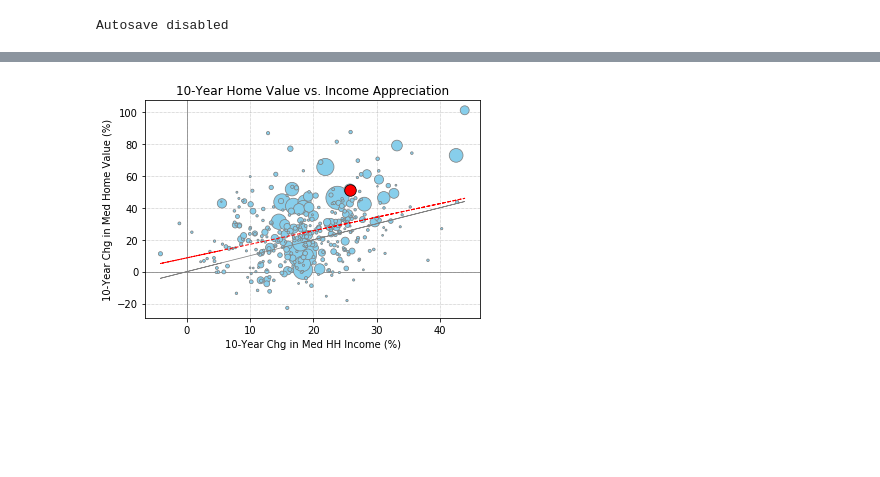
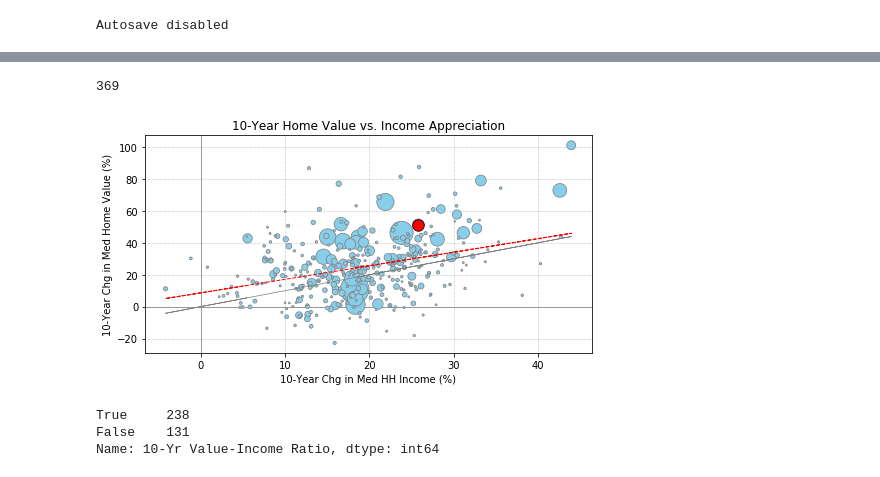
Before and after one commit to cgainor/Housing-and-Income-Appreciation, a Jupyter notebook: Work/Metro_10yr_Scatter.ipynb, the cells around one changed output, grey strips where cells are left out. Drawn from its saved outputs; the diff is of its cells as text; code cells hidden in the pictures; blank space fills up the shorter version.

Commit message:
updated metro notebook

```diff
--- a/Work/Metro_10yr_Scatter.ipynb
+++ b/Work/Metro_10yr_Scatter.ipynb
@@ -118,3 +113,8 @@ metro_frmt_df.head()
+# %%
+# Hom many metros in our sample of all population sizes
+metro_main_df["Metro Name"].count()
+# %% [output]
+369
 # %%
 # Create scatterplot #1
 
@@ -130,32 +130,41 @@ sdvalue_chg = sandiego_df["10-Yr Home Value Chg"]
 # Set the chart scale
 # plt.figure(figsize=((income_chg.max() - income_chg.min())/24,
 #                     (value_chg.max() - value_chg.min())/24))
 
 # Plot points, labels, and title
+plt.figure(figsize=(8,4))
 plt.scatter(income_chg, value_chg, marker="o", facecolor="skyblue", edgecolor="grey",
             linewidth=0.75, zorder=2, s=metro_main_df["Population"]/25000)
 plt.scatter(sdincome_chg, sdvalue_chg, marker="o", facecolor="red", edgecolor="black",
             linewidth=0.75, zorder=2, s=sandiego_df["Population"]/25000)
 plt.xlabel("10-Year Chg in Med HH Income (%)")
 plt.ylabel("10-Year Chg in Med Home Value (%)")
 plt.title("10-Year Home Value vs. Income Appreciation")
 
 # Create a regression line
 (slope, intercept, _, _, _) = linregress(income_chg, value_chg)
 fit = slope * income_chg + intercept
 plt.plot(income_chg, fit, '--', zorder=3, color="red", linewidth=1)
 
 # Draw a line that shows an where median home values increase
 # at the same rate as median HH income
 plt.plot(income_chg, income_chg, zorder=3, color='grey', linewidth=0.75)
 #plt.axes().set_aspect('equal')
 
 # Create gridlines
 plt.axhline(y=0, color='grey', zorder=1, linewidth=0.75)
 plt.axvline(x=0, color='grey', zorder=1, linewidth=0.75)
 plt.grid(color='grey', zorder=1, linestyle='dotted', linewidth=0.5)
 
 # Save graph
-plt.savefig("metro_scatter.png", dpi=180, bbox_inches="tight")
+plt.savefig("../Visualizations/metro_scatter.png", dpi=180, bbox_inches="tight")
 # %% [output]
-[figure, old version]
+[figure, new version]
+# %%
+# Home many metros saw home values rise faster than income levels over the the past 10 years
+val_more_inc = (metro_main_df["10-Yr Value-Income Ratio"] > 1)
+val_more_inc.value_counts()
+# %% [output]
+True     238
+False    131
+Name: 10-Yr Value-Income Ratio, dtype: int64
```
Also changed, not shown: parts of 14 cells of this notebook, 4 other files.
